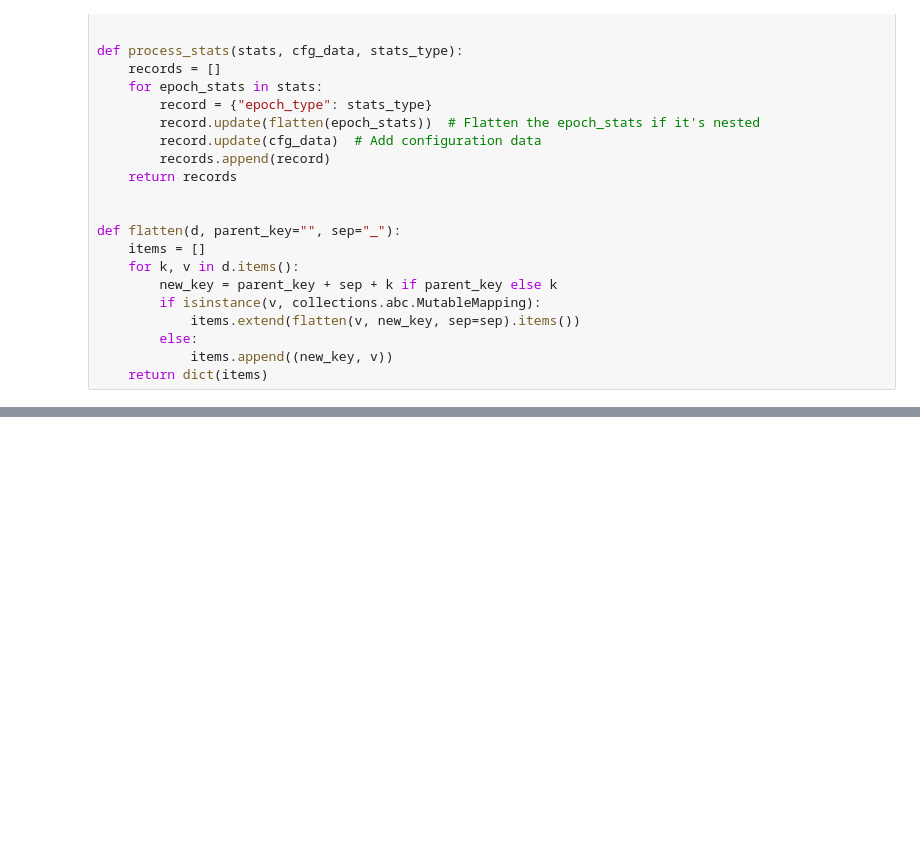
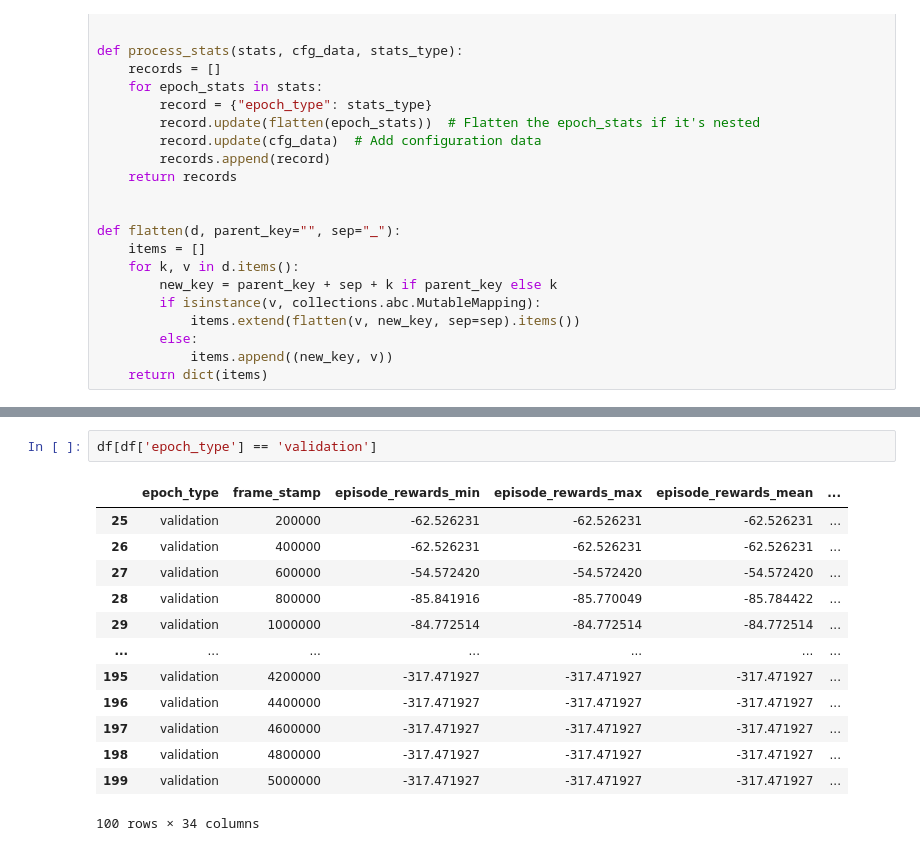
Before and after one commit to mariusdgm/phd-rl-algos, a Jupyter notebook: dqn/opinion_dynamics/experiments/inspect_results.ipynb, the cells around one changed output, grey strips where cells are left out. Cells and saved outputs as stored; diff of their text form; blank space fills up the shorter version.

```diff
--- a/dqn/opinion_dynamics/experiments/inspect_results.ipynb
+++ b/dqn/opinion_dynamics/experiments/inspect_results.ipynb
@@ -162,3 +163,19 @@ df
+# %%
+df[df['epoch_type'] == 'validation']
+# %% [output]
+|  | epoch_type | frame_stamp | episode_rewards_min | episode_rewards_max | episode_rewards_mean | ... |
+| 25 | validation | 200000 | -62.526231 | -62.526231 | -62.526231 | ... |
+| 26 | validation | 400000 | -62.526231 | -62.526231 | -62.526231 | ... |
+| 27 | validation | 600000 | -54.572420 | -54.572420 | -54.572420 | ... |
+| 28 | validation | 800000 | -85.841916 | -85.770049 | -85.784422 | ... |
+| 29 | validation | 1000000 | -84.772514 | -84.772514 | -84.772514 | ... |
+| ... | ... | ... | ... | ... | ... | ... |
+| 195 | validation | 4200000 | -317.471927 | -317.471927 | -317.471927 | ... |
+| 196 | validation | 4400000 | -317.471927 | -317.471927 | -317.471927 | ... |
+| 197 | validation | 4600000 | -317.471927 | -317.471927 | -317.471927 | ... |
+| 198 | validation | 4800000 | -317.471927 | -317.471927 | -317.471927 | ... |
+| 199 | validation | 5000000 | -317.471927 | -317.471927 | -317.471927 | ... |
+100 rows × 34 columns
 # %%
 selected_metric = 'episode_rewards_mean'
 # Filter for validation episodes
```
Also changed, not shown: parts of 7 cells of this notebook, 3 other files.
